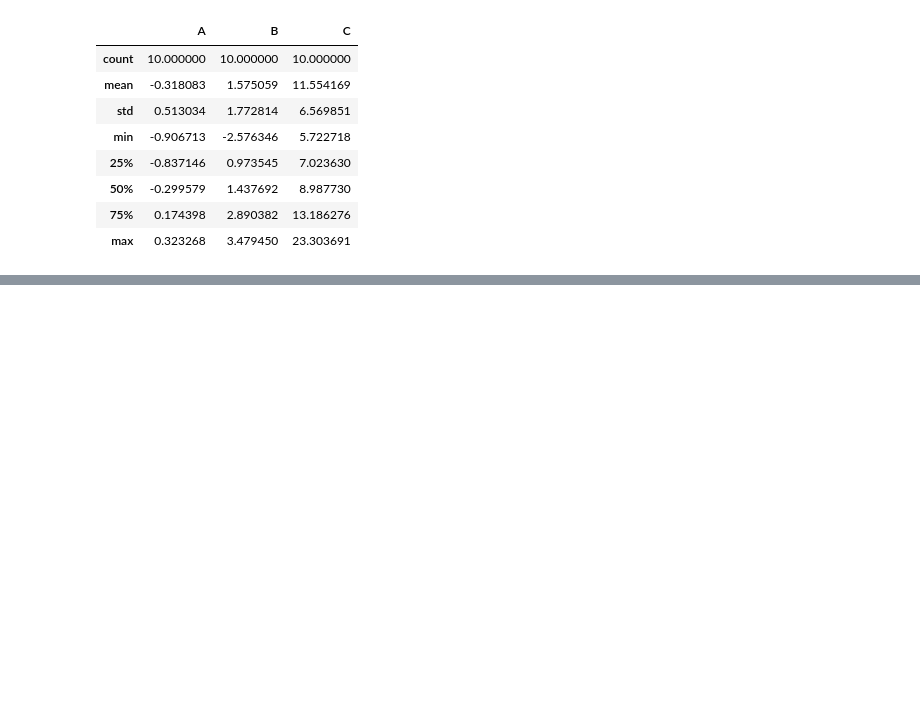
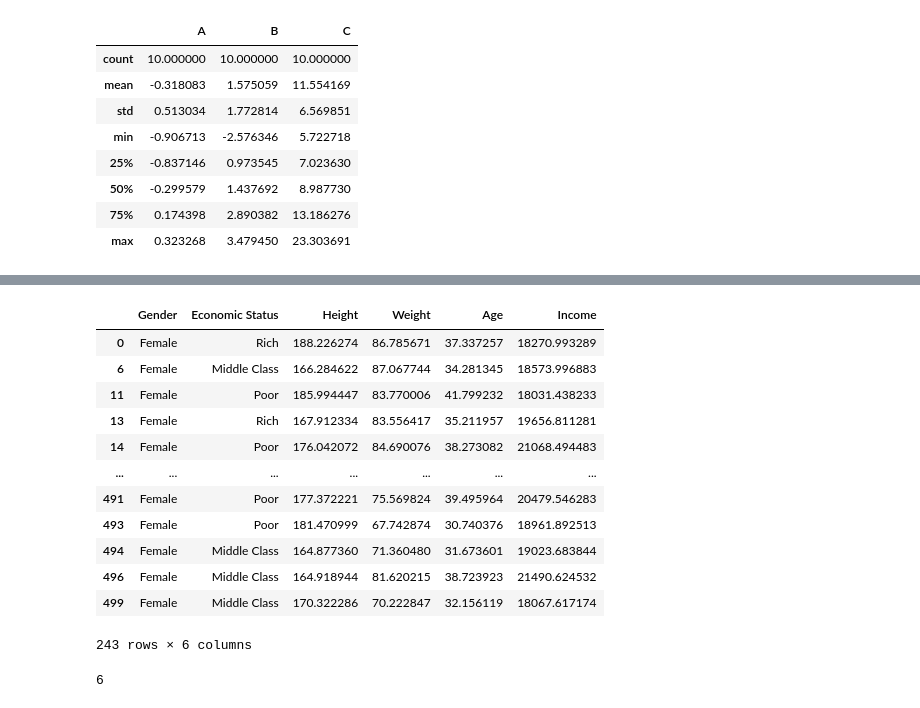
Before and after one commit to oscargbocanegra/learning, a Jupyter notebook: MachineLearning/curso-udemy-machine-learning-data-science-en-python/notebooks/T2-2-DataCleaning-distribucion-de-probabilidad.ipynb, the cells around one changed output, grey strips where cells are left out. Saved outputs shown, nothing was run; the diff lists cells and outputs as text; code cells hidden in the pictures; blank space fills up the shorter version.

Commit message:
Dummy data sets

```diff
--- a/MachineLearning/curso-udemy-machine-learning-data-science-en-python/notebooks/T2-2-DataCleaning-distribucion-de-probabilidad.ipynb
+++ b/MachineLearning/curso-udemy-machine-learning-data-science-en-python/notebooks/T2-2-DataCleaning-distribucion-de-probabilidad.ipynb
@@ -123,0 +151,25 @@ data.describe()
+# %%
+n = 500
+gender_data = []
+income_data = []
+
+for i in range(0,500):
+    gender_data.append(np.random.choice(gender))
+    income_data.append(np.random.choice(income))
+# %%
+# N (m, s) -> m + s * z
+height = 160 + 30 * np.random.rand(n)
+wheight = 65 + 25 * np.random.rand(n)
+age = 30 + 12 * np.random.rand(n)
+income = 18000 + 3500 * np.random.rand(n)
+# %%
+data = pd.DataFrame(
+    {
+        "Gender" : gender_data,
+        "Economic Status" : income_data,
+        "Height" : height,
+        "Weight" : wheight,
+        "Age" : age,
+        "Income" : income
+    }
+)
@@ -123,0 +185,3 @@ data.describe()
+# %%
+## Agrupando datos por medio de variables categoricas.
+grouped_gender = data.groupby("Gender")
@@ -123,0 +215,18 @@ data.describe()
+# %%
+# Obteniendo una seccion del grupo.
+Female = grouped_gender.get_group("Female")
+Female
+# %% [output]
+|  | Gender | Economic Status | Height | Weight | Age | Income |
+| 0 | Female | Rich | 188.226274 | 86.785671 | 37.337257 | 18270.993289 |
+| 6 | Female | Middle Class | 166.284622 | 87.067744 | 34.281345 | 18573.996883 |
+| 11 | Female | Poor | 185.994447 | 83.770006 | 41.799232 | 18031.438233 |
+| 13 | Female | Rich | 167.912334 | 83.556417 | 35.211957 | 19656.811281 |
+| 14 | Female | Poor | 176.042072 | 84.690076 | 38.273082 | 21068.494483 |
+| ... | ... | ... | ... | ... | ... | ... |
+| 491 | Female | Poor | 177.372221 | 75.569824 | 39.495964 | 20479.546283 |
+| 493 | Female | Poor | 181.470999 | 67.742874 | 30.740376 | 18961.892513 |
+| 494 | Female | Middle Class | 164.877360 | 71.360480 | 31.673601 | 19023.683844 |
+| 496 | Female | Middle Class | 164.918944 | 81.620215 | 38.723923 | 21490.624532 |
+| 499 | Female | Middle Class | 170.322286 | 70.222847 | 32.156119 | 18067.617174 |
+243 rows × 6 columns
@@ -123,0 +236,4 @@ data.describe()
+# %%
+len(double_group)
+# %% [output]
+6
```
Also changed, not shown: parts of 8 cells of this notebook.
